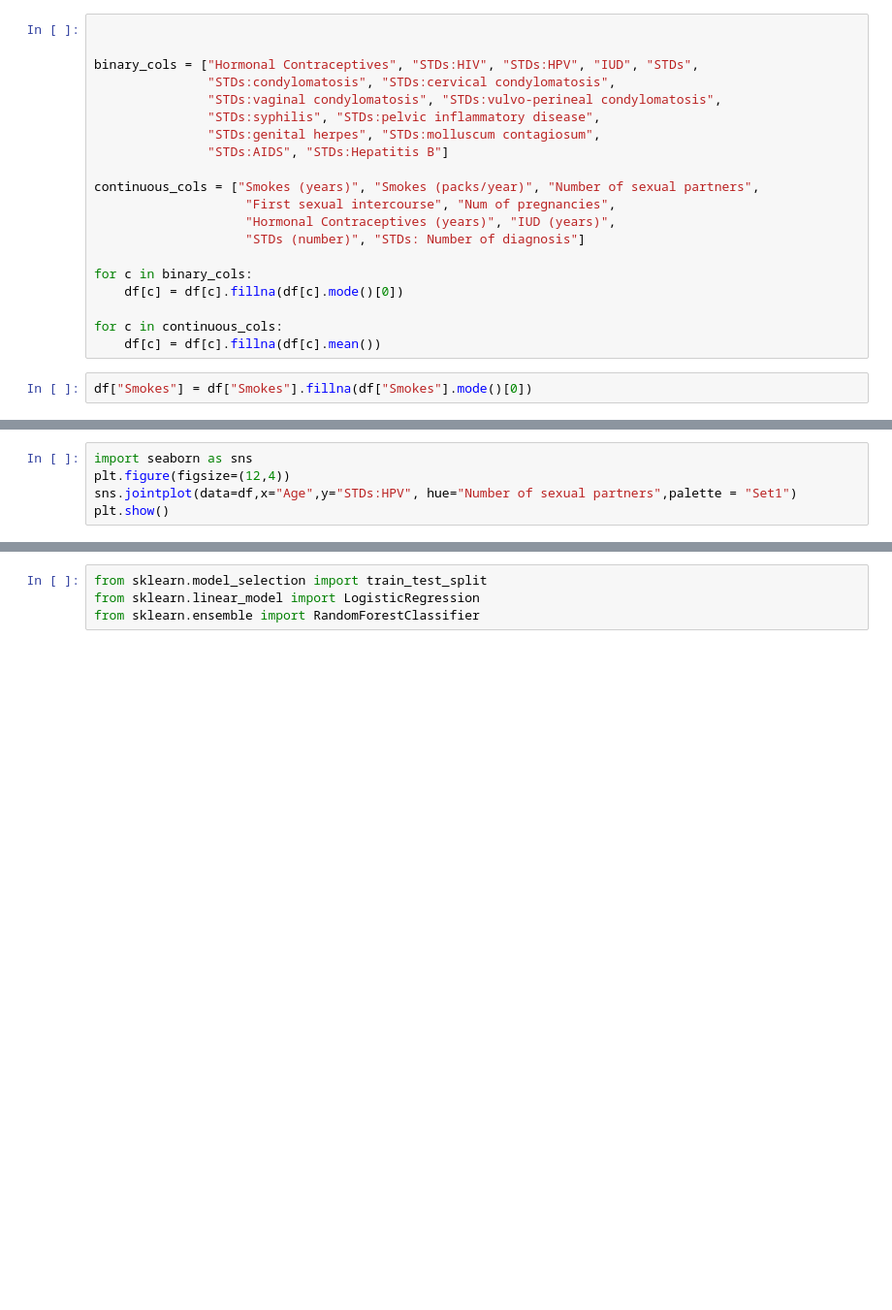
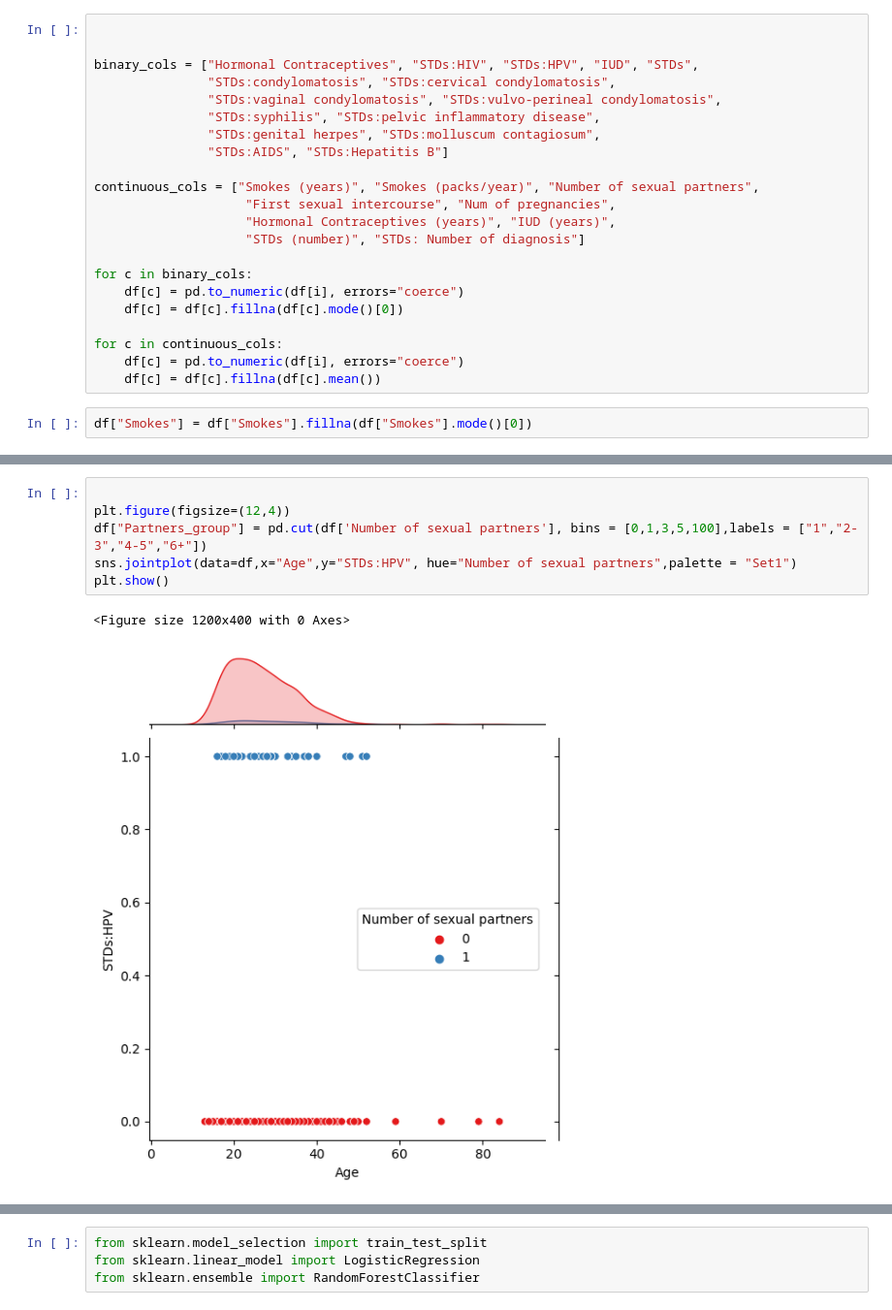
Before and after one commit to Pujakadayat/cervical-cancer-risk-classification, a Jupyter notebook: uci_cervical_cancer.ipynb, the cells around one changed output, grey strips where cells are left out. Shown at 97% size. Cells and saved outputs as stored; diff of their text form; blank space fills up the shorter version.

```diff
--- a/uci_cervical_cancer.ipynb
+++ b/uci_cervical_cancer.ipynb
@@ -40,9 +82,11 @@ continuous_cols = ["Smokes (years)", "Smokes (packs/year)", "Number of sexual pa
                     "STDs (number)", "STDs: Number of diagnosis"]
 
 for c in binary_cols:
+    df[c] = pd.to_numeric(df[i], errors="coerce")
     df[c] = df[c].fillna(df[c].mode()[0])
 
 for c in continuous_cols:
+    df[c] = pd.to_numeric(df[i], errors="coerce")
     df[c] = df[c].fillna(df[c].mean())
 # %%
 df["Smokes"] = df["Smokes"].fillna(df["Smokes"].mode()[0])
@@ -55,5 +146,9 @@ df.isnull().sum()
 # %%
-import seaborn as sns
+
 plt.figure(figsize=(12,4))
+df["Partners_group"] = pd.cut(df['Number of sexual partners'], bins = [0,1,3,5,100],labels = ["1","2-3","4-5","6+"])
 sns.jointplot(data=df,x="Age",y="STDs:HPV", hue="Number of sexual partners",palette = "Set1")
 plt.show()
+# %% [output]
+<Figure size 1200x400 with 0 Axes>
+[figure, added]
```
Also changed, not shown: parts of 12 cells of this notebook.
